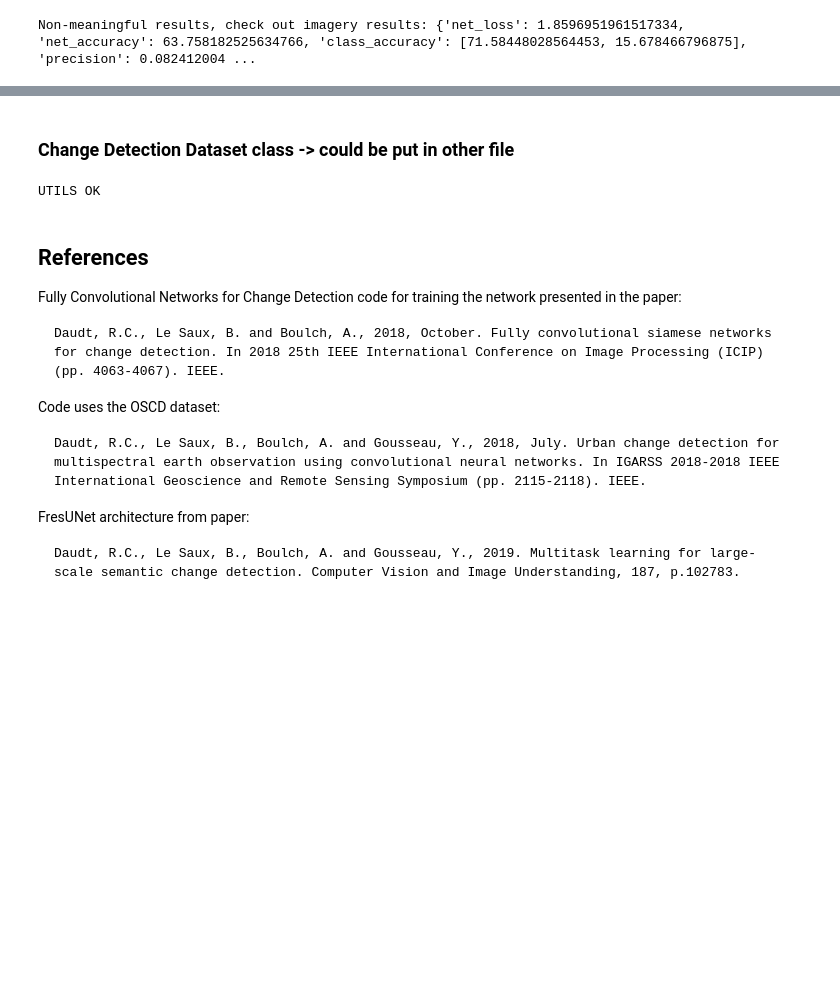
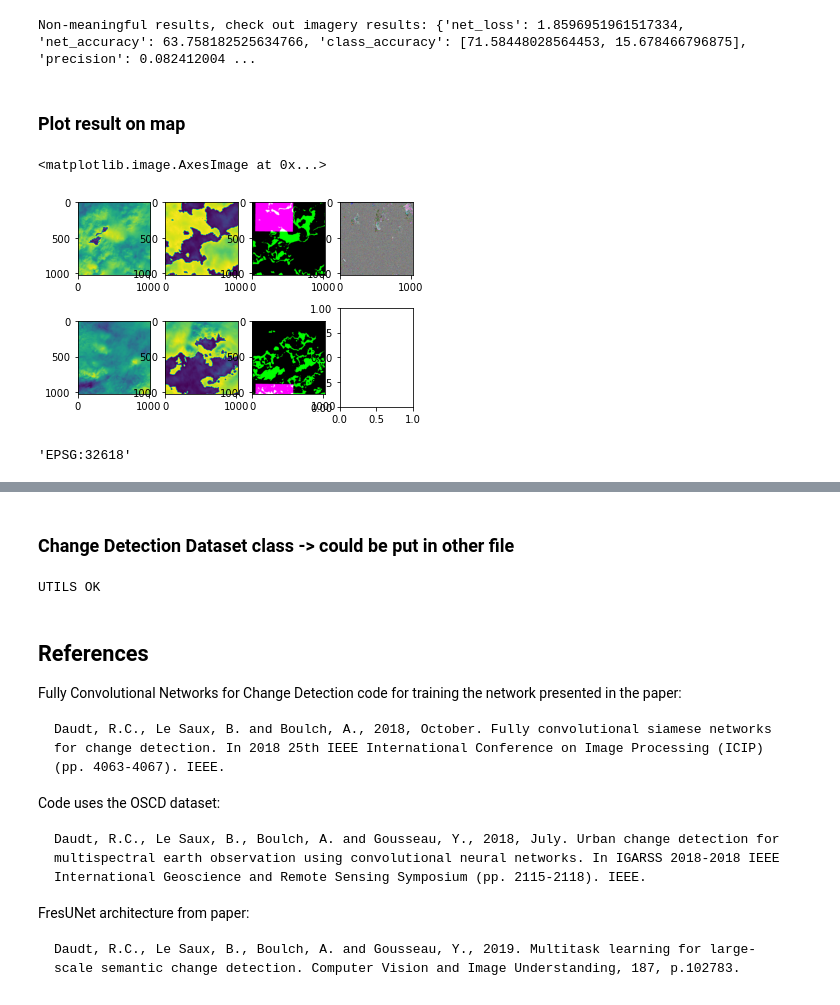
Before and after one commit to ai4er-cdt/gtc-exposure, a Jupyter notebook: change_detection/sentinel_cd_pipeline.ipynb, the cells around one changed output, grey strips where cells are left out. Saved outputs shown, nothing was run; the diff lists cells and outputs as text; code cells hidden in the pictures; blank space fills up the shorter version.

```diff
--- a/change_detection/sentinel_cd_pipeline.ipynb
+++ b/change_detection/sentinel_cd_pipeline.ipynb
@@ -264,3 +272,51 @@ results = test(new_dataset, net, criterion)
 pprint(results) if gjData else print('Non-meaningful results, check out imagery results:',results)
 # %% [output]
 Non-meaningful results, check out imagery results: {'net_loss': 1.8596951961517334, 'net_accuracy': 63.758182525634766, 'class_accuracy': [71.58448028564453, 15.678466796875], 'precision': 0.082412004 ...
+# %% [markdown]
+### Plot result on map
+# %%
+def subtract_mean(feature, target):
+    return feature - 128.0, target
+
+def get_image(dltile_key):
+    tile = dl.scenes.DLTile.from_key(dltile_key)
+    sc, ctx = dl.scenes.search(aoi=tile, products="sentinel-2:L1C", start_datetime='2017-03-01', end_datetime='2017-09-01')
+    im = sc.mosaic(bands='red green blue', ctx=ctx, bands_axis=-1)
+    ids = [scene.properties.id for scene in sc]
+    acquired_datetime = sc[-1].properties.date.isoformat() # grab the acquired date from the last scene
+
+    metadata = {
+        'acquired_datetime': acquired_datetime,
+        'ids': ids,
+    }
+
+    return im, metadata
+# %%
+tile = dl.scenes.DLTile.from_latlon(lat, long, resolution=tifResolution, tilesize=tifTilesize, pad=tifPad)
+hr, _ = get_image(tile.key)
+hr = np.expand_dims(hr, axis=0).astype(np.float32)
+# hr, _ = subtract_mean(hr, None)
+
+import glob
+from PIL import Image
+a = len(glob.glob(dataPath+locName+'_*'))
+fig, ax = plt.subplots(a,4)
+for folder in range(a):
+    img1 = Image.open(dataPath+locName+'_'+str(folder)+'/imgs_1/B08.tif')
+    img2 = Image.open(dataPath+locName+'_'+str(folder)+'/imgs_2/B08.tif')
+    res = Image.open('results/FC-EF-'+locName+'_'+str(folder)+'.png')
+    ax[folder,0].imshow(img1)
+    ax[folder,1].imshow(img2)
+    ax[folder,2].imshow(res)
+
+ax[0,3].imshow((hr.squeeze()+128).astype('uint8'))
+# a_target = Image.open('classifier_data/target_3.tiff') #tifffile complains about codecs if you try to use that here
+# target_pixel_data = np.reshape(list(a_target.getdata()), (64,64))
+# plt.imshow(target_pixel_data)
+# %% [output]
+<matplotlib.image.AxesImage at 0x...>
+[figure, added]
+# %%
+dltiles[0].bounds_crs
+# %% [output]
+'EPSG:32618'
```
Also changed, not shown: parts of 7 cells of this notebook, 3 other files.
